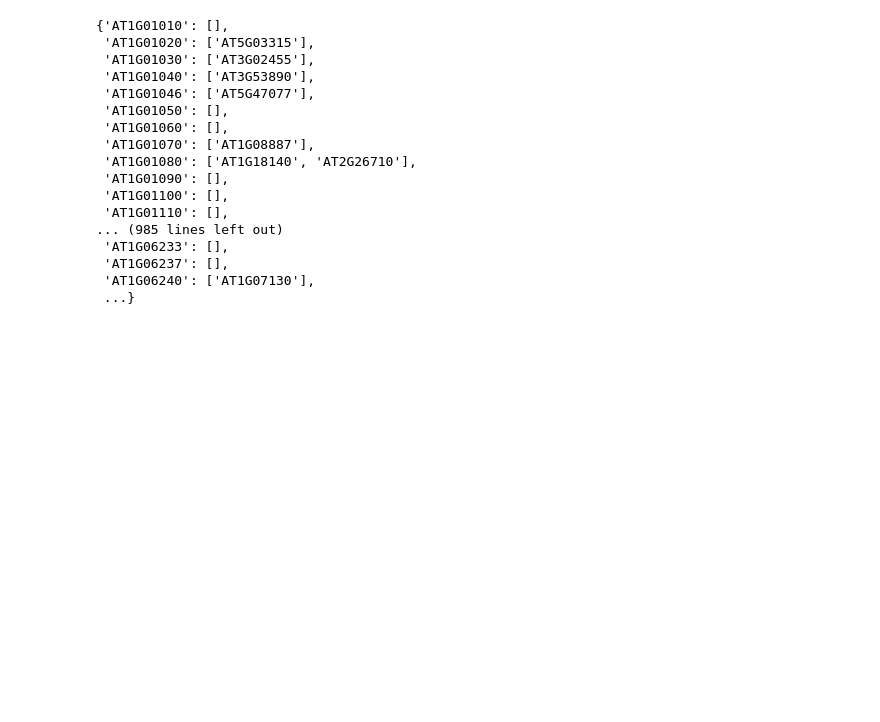
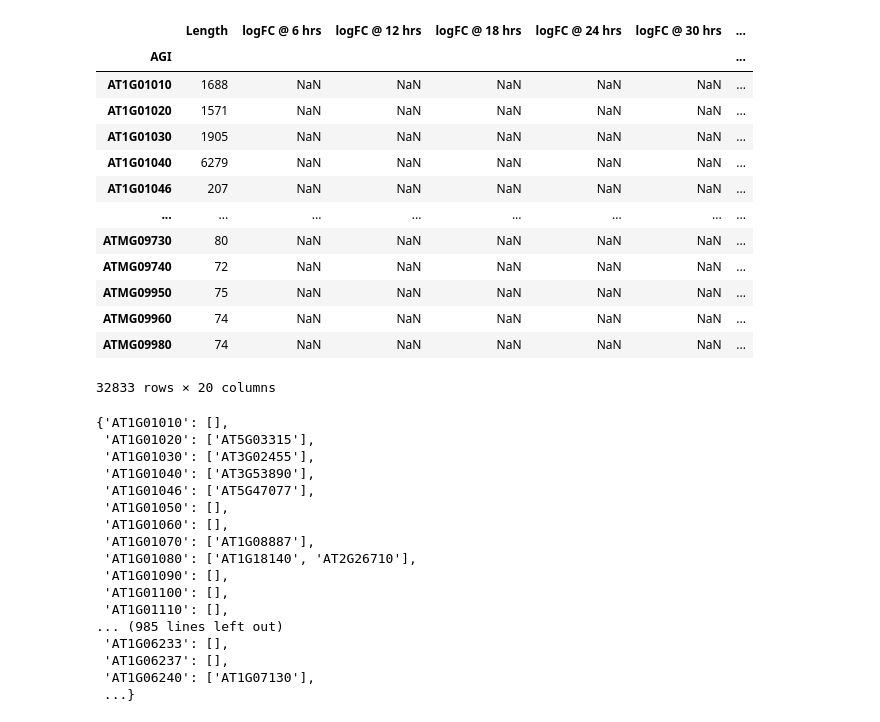
Before and after one commit to teegman123/ECE759_Project, a Jupyter notebook: Analysis.ipynb, the cells around one changed output. Cells and saved outputs as stored; diff of their text form; code cells hidden in the pictures; blank space fills up the shorter version.

```diff
--- a/Analysis.ipynb
+++ b/Analysis.ipynb
@@ -28,6 +28,43 @@ genes_filenames = "all_genes.csv"
 #     json.dump(data, file, indent=4) # indent for better readability
 #
 # print(f"Dictionary written to {associated_motifs_dir}")
+# %%
+df = pd.read_excel(os.path.join(data_dir, genes_filenames))
+df.set_index("AGI", drop=True, inplace=True)
+for t in range(6, 42, 6):
+    c = chr(ord('A') + t//6)
+    _dir = os.path.join(data_dir, "DEGs")
+    filename = f"DEGs_{c}_minus_vs_{c}_plus.csv"
+    df_tmp = pd.read_csv(str(os.path.join(_dir, filename)))
+    df_tmp.set_index("Unnamed: 0", drop=True, inplace=True)
+    df.loc[df_tmp.index, f"logFC @ {t} hrs"] = df_tmp["logFC"]
+    df_tmp["max logFC"] = df.loc[df_tmp.index, "logFC"]
+    df[f"DE @ {t} hrs"] = 0
+    df.loc[df_tmp.index, f"DE @ {t} hrs"] = ((df_tmp["logFC"].abs() > 0.75) & (df_tmp["FDR"] < 0.05)).astype(int)
+    df.loc[df_tmp.index, "logFC"] = df_tmp["max logFC"].where(df_tmp["logFC"].abs() < df_tmp["max logFC"].abs(), df_tmp["logFC"])
+
+    df_tmp["max logFC"] = df.loc[df_tmp.index, "logFC"]
+    df_tmp = df_tmp[df_tmp["logFC"] == df_tmp["max logFC"]]
+    df.loc[df_tmp.index, ["logCPM", "F", "PValue", "FDR"]] = df_tmp[["logCPM", "F", "PValue", "FDR"]]
+
+df["DEG"] = (~df["logFC"].isna()).astype(float)
+df.to_excel(os.path.join(data_dir, genes_filenames))
+df
+# %% [output]
+|  | Length | logFC @ 6 hrs | logFC @ 12 hrs | logFC @ 18 hrs | logFC @ 24 hrs | logFC @ 30 hrs | ... |
+| AGI |  |  |  |  |  |  | ... |
+| AT1G01010 | 1688 | NaN | NaN | NaN | NaN | NaN | ... |
+| AT1G01020 | 1571 | NaN | NaN | NaN | NaN | NaN | ... |
+| AT1G01030 | 1905 | NaN | NaN | NaN | NaN | NaN | ... |
+| AT1G01040 | 6279 | NaN | NaN | NaN | NaN | NaN | ... |
+| AT1G01046 | 207 | NaN | NaN | NaN | NaN | NaN | ... |
+| ... | ... | ... | ... | ... | ... | ... | ... |
+| ATMG09730 | 80 | NaN | NaN | NaN | NaN | NaN | ... |
+| ATMG09740 | 72 | NaN | NaN | NaN | NaN | NaN | ... |
+| ATMG09950 | 75 | NaN | NaN | NaN | NaN | NaN | ... |
+| ATMG09960 | 74 | NaN | NaN | NaN | NaN | NaN | ... |
+| ATMG09980 | 74 | NaN | NaN | NaN | NaN | NaN | ... |
+32833 rows × 20 columns
 # %%
 def load_json(filepath):
     """
```
Also changed, not shown: parts of 6 cells of this notebook, 1 other file.
